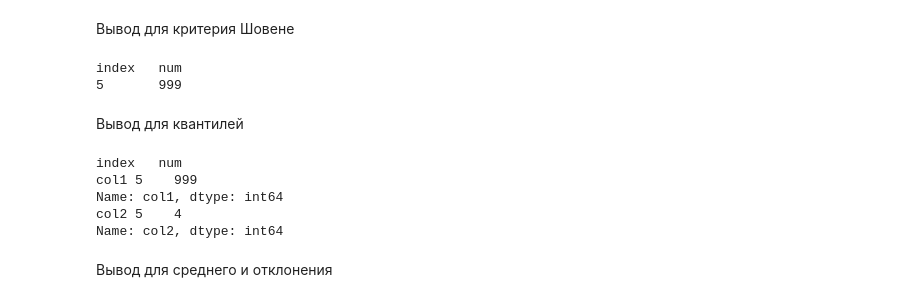
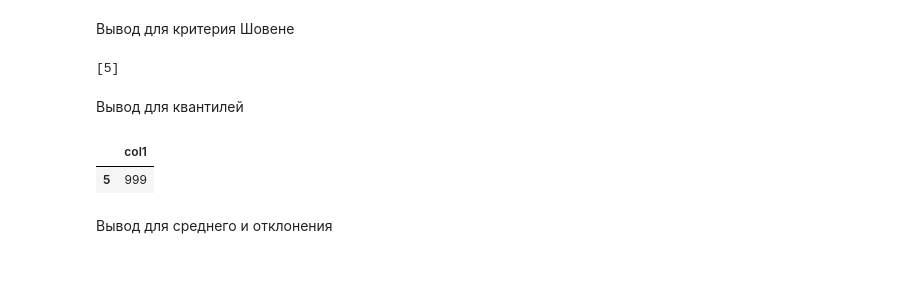
Before and after one commit to OrYSlliu/Labs, a Jupyter notebook: lab2.ipynb, the cells around one changed output. Cells and saved outputs as stored; diff of their text form; code cells hidden in the pictures; blank space fills up the shorter version.

```diff
--- a/lab2.ipynb
+++ b/lab2.ipynb
@@ -278,7 +278,7 @@ class Outline:
     count_column = self.df[column_name].count()
     for index, value in self.df.iterrows():
       if math.erfc((abs(value[column_name] - mean)) /std) < 1/(2*count_column):
-        result.append((index,value[column_name]))
+        result.append((index))
       else:
         count_column -= 1
     return result
@@ -288,17 +288,17 @@ class Outline:
     Quantile3 = self.df[column_name].quantile(0.75)
     minimum = Quantile1 - 1.5 * (Quantile3 - Quantile1)
     maximum = Quantile3 + 1.5 * (Quantile3 - Quantile1)
-    outline = self.df[(self.df[column_name] < minimum) | (self.df[column_name] > maximum)]
-    return outline.items()
+    outline = (self.df[column_name] < minimum) | (self.df[column_name] > maximum)
+    return self.df[outline]
 
   def detect_outline_by_mean_std(self, column_name, cof):
     mean = self.df[column_name].mean()
     std = self.df[column_name].std()
-    median = self.df[column_name].median()
     lower_bound = mean - cof * std
     upper_bound = mean + cof * std
-    outline = self.df[(self.df[column_name] >= lower_bound) & (self.df[column_name] <= upper_bound)]
-    return outline.items()
+
+    outliers = (self.df[column_name] >= lower_bound) & (self.df[column_name] >= upper_bound)
+    return self.df[outliers]
 
   def detect_ounline_by_DBSCAN(self, col1, col2, eps, min_samples = 2):
     data = self.df[[col1, col2]].to_numpy()
@@ -335,39 +335,31 @@ so.delete_outline_by_mean("col1")
 data = pd.DataFrame(
     data = {
         "col1": [12, 13, 14, 15, 16, 999],
-        "col2": [1, 2, 3, 2, 1, 4]
     }
 )
 
 so = Outline(data)
 outlines = so.detect_outline_by_shovene('col1')
-print(f'index\tnum')
-for inx in outlines:
-  print(f'{inx[0]}\t{inx[1]}')
+
+outlines
 # %% [output]
-index   num
-5       999
+[5]
 # %% [markdown]
 Вывод для квантилей
 # %%
 data = pd.DataFrame(
     data = {
         "col1": [12, 13, 14, 15, 16, 999],
-        "col2": [1, 2, 3, 2, 1, 4]
     }
 )
 
 so = Outline(data)
 outlines = so.detect_ountline_by_quantile('col1')
-print(f'index\tnum')
-for inx, item in outlines:
-  print(inx, item)
+
+outlines
 # %% [output]
-index   num
-col1 5    999
-Name: col1, dtype: int64
-col2 5    4
-Name: col2, dtype: int64
+|  | col1 |
+| 5 | 999 |
 # %% [markdown]
 Вывод для среднего и отклонения
 # %%
```
Also changed, not shown: parts of 1 cell of this notebook.
